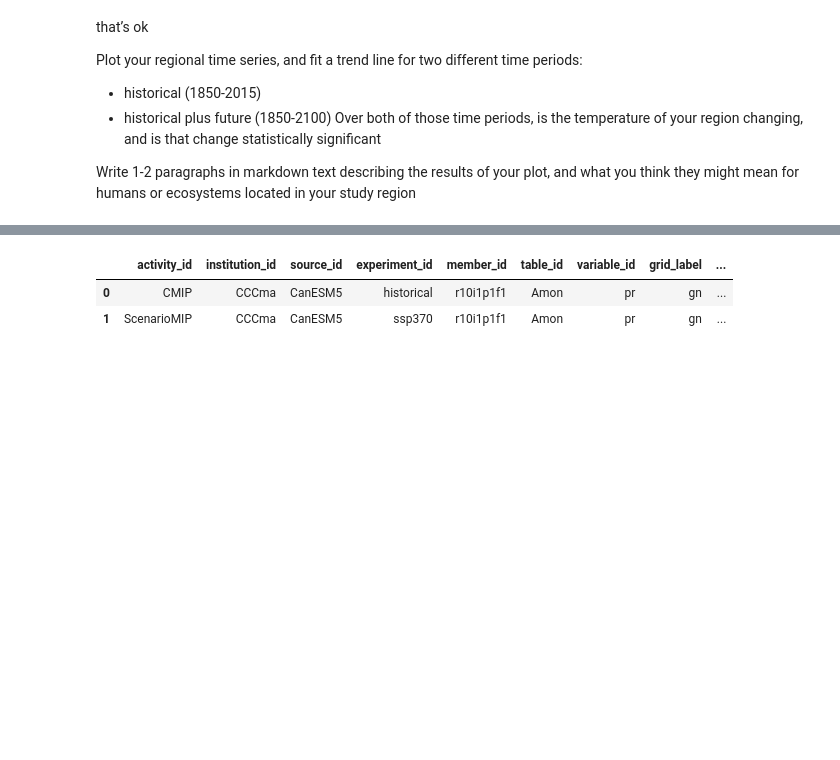
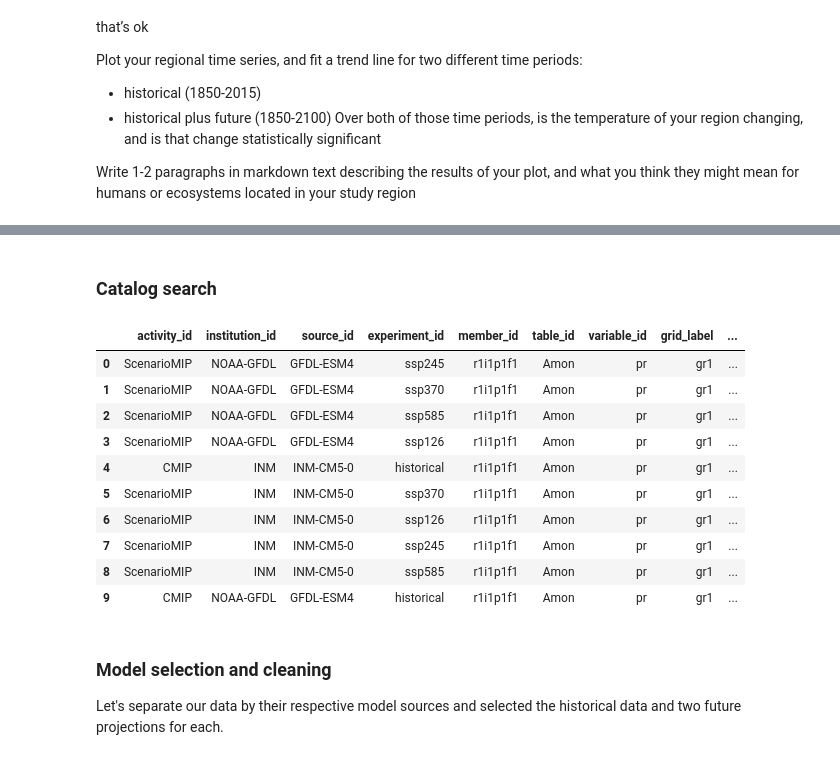
Before and after one commit to haylee360/eds296-hw1, a Jupyter notebook: eds296-hw1-hoyler.ipynb, the cells around one changed output, grey strips where cells are left out. Cells and saved outputs as stored; diff of their text form; code cells hidden in the pictures; blank space fills up the shorter version.

```diff
--- a/eds296-hw1-hoyler.ipynb
+++ b/eds296-hw1-hoyler.ipynb
@@ -56,16 +83,18 @@ catalog = intake.open_esm_datastore('https://cmip6-pds.s3.amazonaws.com/pangeo-c
+# %% [markdown]
+### Catalog search
 # %%
 # Specify search terms to query catalog for CanESM5 data
 # activity_id: Selecting CMIP for historical and ScenarioMIP for future projections
 activity_ids = ['ScenarioMIP', 'CMIP']
 
-# source_id: Keeping the same source model as other examples
-source_id = ['CanESM5']
+# source_id: Models selected earlier
+source_id = ['GFDL-ESM4' ,'INM-CM5-0']
 
 # experiment_id: I chose the historical data and the ssp370 projection as my two time experimental configurations
-experiment_ids = ['historical', 'ssp370']
+experiment_ids = ['historical', 'ssp126', 'ssp245', 'ssp370', 'ssp585']
 
-# member_id: Keeping the same ensemble method as in other examples
-member_id = 'r10i1p1f1'
+# member_id: Changed the ensemble member here because there was more data available
+member_id = 'r1i1p1f1'
 
 # table_id: Selecting monthly atmospheric data, which is the table that precipitation is stored in.
 table_id = 'Amon'
@@ -74,13 +103,26 @@ table_id = 'Amon'
 variable_id = 'pr'
 # %%
 # Search through catalog, store results in "res" variable
-res = catalog.search(activity_id=activity_ids, source_id=source_id, experiment_id=experiment_ids,
-                     member_id=member_id, table_id=table_id, variable_id=variable_id)
+res = catalog.search(activity_id=activity_ids, source_id=source_id,
+                     experiment_id=experiment_ids, table_id=table_id, variable_id=variable_id,
+                     member_id=member_id)
 
 # Display data frame associated with results
 display(res.df)
 # %% [output]
 |  | activity_id | institution_id | source_id | experiment_id | member_id | table_id | variable_id | grid_label | ... |
-| 0 | CMIP | CCCma | CanESM5 | historical | r10i1p1f1 | Amon | pr | gn | ... |
-| 1 | ScenarioMIP | CCCma | CanESM5 | ssp370 | r10i1p1f1 | Amon | pr | gn | ... |
+| 0 | ScenarioMIP | NOAA-GFDL | GFDL-ESM4 | ssp245 | r1i1p1f1 | Amon | pr | gr1 | ... |
+| 1 | ScenarioMIP | NOAA-GFDL | GFDL-ESM4 | ssp370 | r1i1p1f1 | Amon | pr | gr1 | ... |
+| 2 | ScenarioMIP | NOAA-GFDL | GFDL-ESM4 | ssp585 | r1i1p1f1 | Amon | pr | gr1 | ... |
+| 3 | ScenarioMIP | NOAA-GFDL | GFDL-ESM4 | ssp126 | r1i1p1f1 | Amon | pr | gr1 | ... |
+| 4 | CMIP | INM | INM-CM5-0 | historical | r1i1p1f1 | Amon | pr | gr1 | ... |
+| 5 | ScenarioMIP | INM | INM-CM5-0 | ssp370 | r1i1p1f1 | Amon | pr | gr1 | ... |
+| 6 | ScenarioMIP | INM | INM-CM5-0 | ssp126 | r1i1p1f1 | Amon | pr | gr1 | ... |
+| 7 | ScenarioMIP | INM | INM-CM5-0 | ssp245 | r1i1p1f1 | Amon | pr | gr1 | ... |
+| 8 | ScenarioMIP | INM | INM-CM5-0 | ssp585 | r1i1p1f1 | Amon | pr | gr1 | ... |
+| 9 | CMIP | NOAA-GFDL | GFDL-ESM4 | historical | r1i1p1f1 | Amon | pr | gr1 | ... |
+# %% [markdown]
+### Model selection and cleaning
+
+Let's separate our data by their respective model sources and selected the historical data and two future projections for each.
 # %%
```
Also changed, not shown: parts of 21 cells of this notebook.
